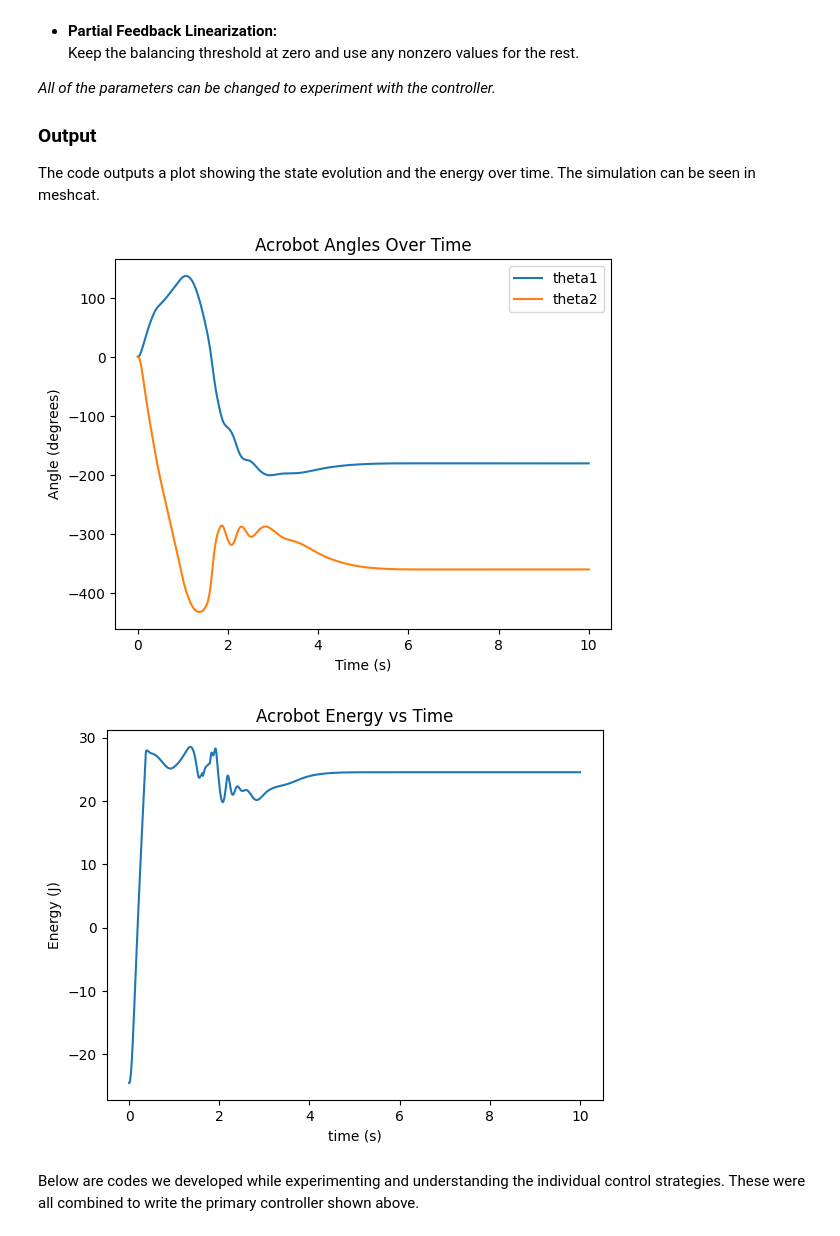
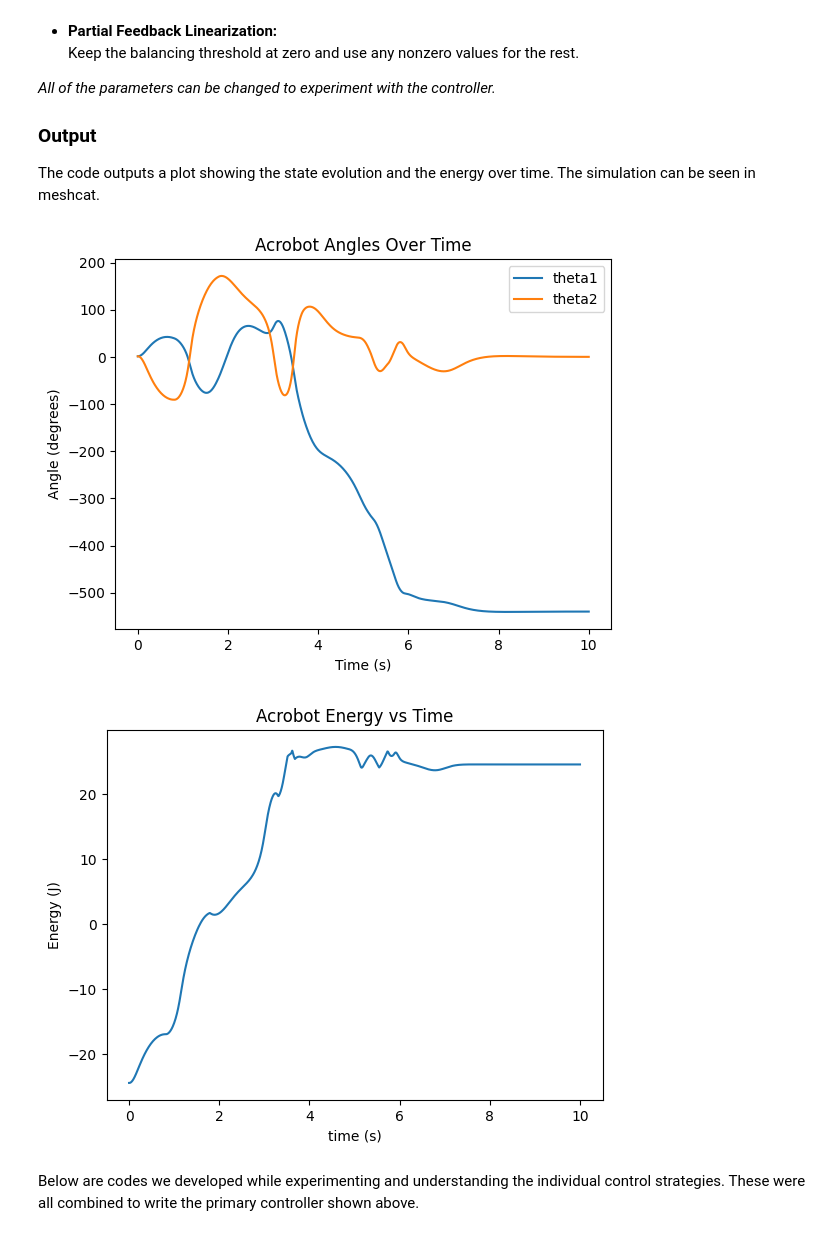
Before and after one commit to srirangam-r/acrobot_swingup, a Jupyter notebook: acrobot.ipynb, the cells around one changed output. Cells and saved outputs as stored; diff of their text form; code cells hidden in the pictures.

```diff
--- a/acrobot.ipynb
+++ b/acrobot.ipynb
@@ -218,7 +218,7 @@ def acrobot_balancing_example():
     wrapangles.set_interval(1, -np.pi, np.pi)
     wrapto = builder.AddSystem(wrapangles)
     builder.Connect(acrobot.get_output_port(0), wrapto.get_input_port(0))
-    controller = builder.AddSystem(AcrobotController(k_e=2.5, k_p=16.0, k_d=8.0, balancing_threshold=1000, control_limit=20.0))
+    controller = builder.AddSystem(AcrobotController(k_e=2.11, k_p=6.57, k_d=2.75, balancing_threshold=1000, control_limit=5.0))
     builder.Connect(wrapto.get_output_port(0), controller.get_input_port(0))
 
     builder.Connect(controller.get_output_port(0), saturation.get_input_port(0))
@@ -246,7 +246,7 @@ def acrobot_balancing_example():
         context.SetTime(0.0)
         context.SetContinuousState(
             UprightState().CopyToVector()*0
-            + 0.02*np.array([1,1,5,0]) #The starting configuration. Feel free to change this.
+            + 0.02*np.array([1,1,6,0]) #The starting configuration. Feel free to change this.
 
         )
         simulator.Initialize()
@@ -262,35 +262,35 @@ def acrobot_balancing_example():
     plt.xlabel("Time (s)")
     plt.ylabel("Angle (degrees)")
     plt.title("Acrobot Angles Over Time")
     plt.legend()
     # plt.savefig("nonpfl_state.png")
     plt.show()
 
     energy_context = acrobot.CreateDefaultContext()
     energies = np.zeros(state_samples.shape[1])
 
     for i in range(state_samples.shape[1]):
         x = state_samples[:, i]
         energy_context.SetContinuousState(x)
         E_pot = acrobot.EvalPotentialEnergy(energy_context)
         E_kin = acrobot.EvalKineticEnergy(energy_context)
         energies[i] = E_pot + E_kin
 
     plt.figure()
     plt.plot(t, energies)
     plt.xlabel("time (s)")
     plt.ylabel("Energy (J)")
     plt.title("Acrobot Energy vs Time")
     # plt.savefig("nonpfl_energy.png")
     plt.show()
 
 
 
 
 acrobot_balancing_example()
 # %% [output]
-[figure, old version]
+[figure, new version]
-[figure, old version]
+[figure, new version]
 # %% [markdown]
 Below are codes we developed while experimenting and understanding the individual control strategies. These were all combined to write the primary controller shown above.
 # %%
```
Also changed, not shown: 1 other file.
